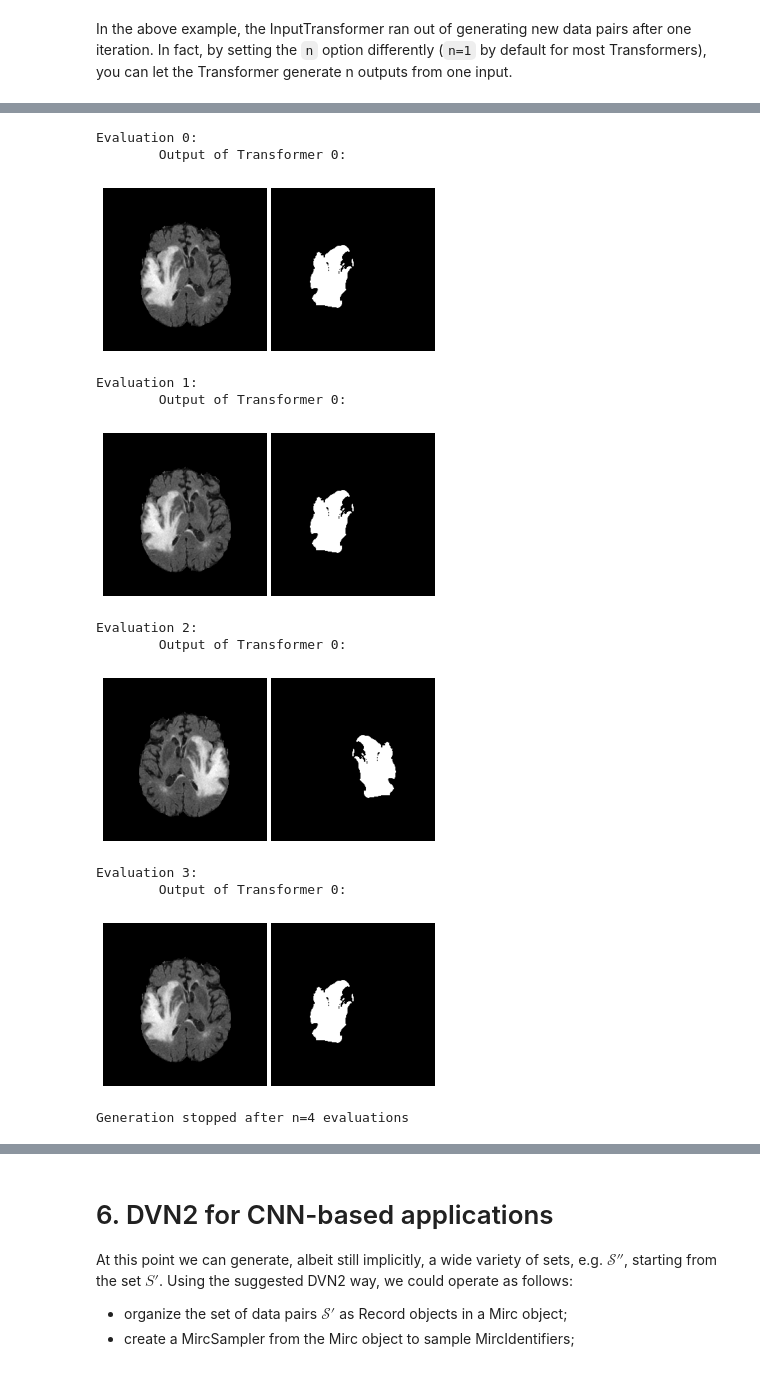
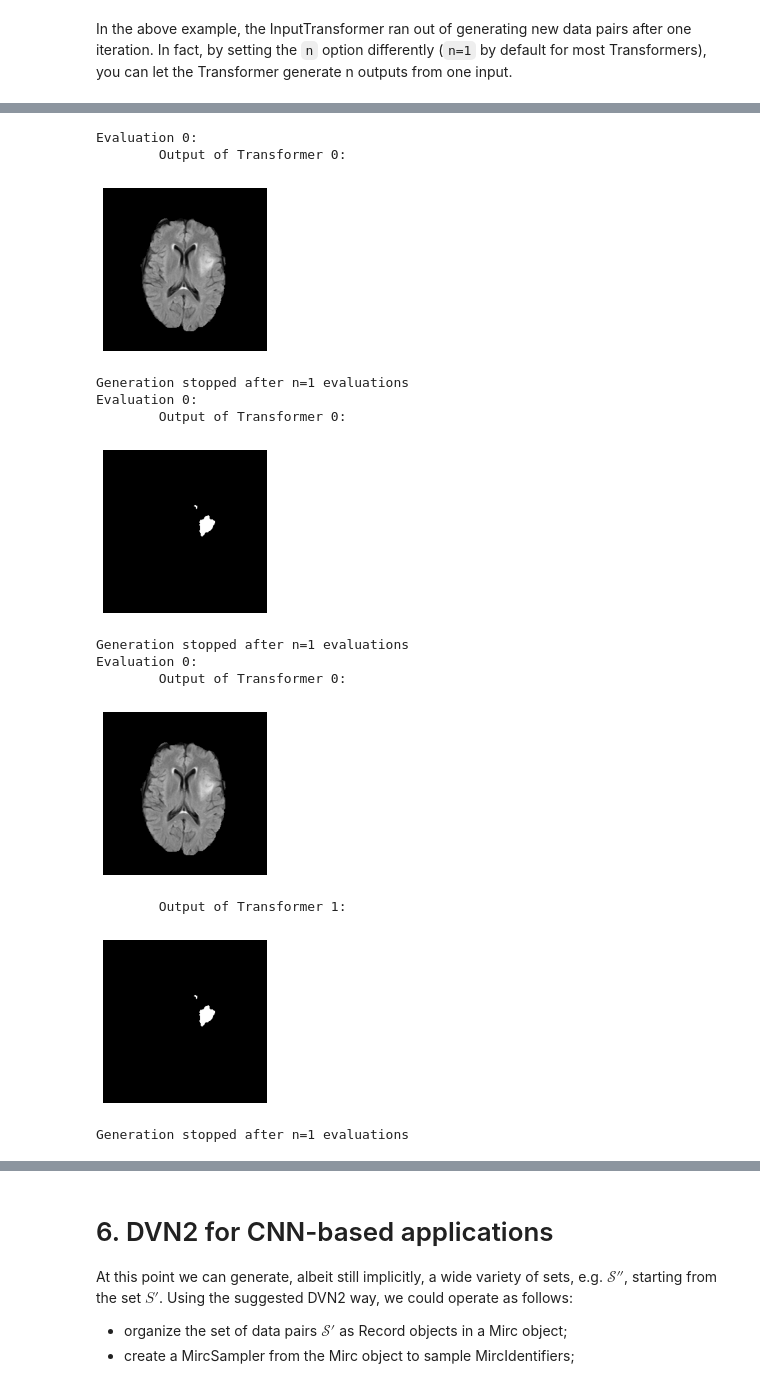
Before and after one commit to JeroenBertels/deepvoxnet2, a Jupyter notebook: demos/deepvoxnet2.ipynb, the cells around one changed output, grey strips where cells are left out. Drawn from its saved outputs; the diff is of its cells as text; code cells hidden in the pictures.

```diff
--- a/demos/deepvoxnet2.ipynb
+++ b/demos/deepvoxnet2.ipynb
@@ -228,14 +242,16 @@ def get_tumor_dataset(dataset_id, case_indices):
 
     return tumor_dataset
 
-tumor_dataset = get_tumor_dataset("train_dataset", range(8))
-print(f"{tumor_dataset.dataset_id} contains {len(tumor_dataset)} cases:")
-for case_id in tumor_dataset:
-    print(f"\t{case_id} contains {len(tumor_dataset[case_id])} records:")
-    for record_id in tumor_dataset[case_id]:
-        print(f"\t\t{record_id} contains {len(tumor_dataset[case_id][record_id])} modalities:")
-        for modality_id in tumor_dataset[case_id][record_id]:
-            print(f"\t\t\t{modality_id}")
+train_tumor_dataset = get_tumor_dataset("train_dataset", range(0, 8))
+val_tumor_dataset = get_tumor_dataset("val_dataset", range(8, 10))
+for tumor_dataset in [train_tumor_dataset, val_tumor_dataset]:
+    print(f"{tumor_dataset.dataset_id} contains {len(tumor_dataset)} cases:")
+    for case_id in tumor_dataset:
+        print(f"\t{case_id} contains {len(tumor_dataset[case_id])} records:")
+        for record_id in tumor_dataset[case_id]:
+            print(f"\t\t{record_id} contains {len(tumor_dataset[case_id][record_id])} modalities:")
+            for modality_id in tumor_dataset[case_id][record_id]:
+                print(f"\t\t\t{modality_id}")
 # %% [output]
 train_dataset contains 8 cases:
         subject_0 contains 1 records:
@@ -266,8 +282,6 @@ This is particularly useful if you want to inspect distributions of non-imaging
 # %%
 from deepvoxnet2.components.mirc import Mirc
 
-train_tumor_dataset = tumor_dataset
-val_tumor_dataset = get_tumor_dataset("val_dataset", range(8, 10))
 my_mirc = Mirc(train_tumor_dataset, val_tumor_dataset)
 print(my_mirc.get_dataset_ids())
 print(my_mirc.get_case_ids())
@@ -309,5 +321,8 @@ In a similar manner, we have now also created a *val_dataset*.
 In the aforementioned usage example of the Mirc object we have grouped both our training and our validation set under one Mirc object.
 Keep in mind that this was just for illustration purposes.
 It is always a good idea to keep the two separate.
+# %%
+my_train_mirc = Mirc(train_tumor_dataset)
+my_val_mirc = Mirc(val_tumor_dataset)
 # %% [markdown]
 # 4. Data sampling
@@ -350,11 +365,14 @@ from deepvoxnet2.components.sampler import Sampler, MircSampler
 
 a_simple_sampler = Sampler([1, 2, 3, 4, 5], shuffle=True, weights=[1, 1, 10, 1, 1])
 for i in range(5):
-    print([a_simple_sampler[j] for j in range(len(a_simple_sampler))])
+    print(f"a_simple_sampler at iteration {i}: ", [a_simple_sampler[j] for j in range(len(a_simple_sampler))])
     a_simple_sampler.randomize()
 
-my_mirc_sampler = MircSampler(my_mirc, mode="per_case", shuffle=False)  # shuffle=False for visualization purposes later
+my_train_sampler = MircSampler(my_train_mirc, mode="per_case", shuffle=True)  # shuffle=True typically for training
+my_val_sampler = MircSampler(my_val_mirc, mode="per_case", shuffle=False)  # shuffle=False typically for validation
 for i in range(5):
-    print([my_mirc_sampler[j].case_id for j in range(len(my_mirc_sampler))])
-    my_mirc_sampler.randomize()
+    print(f"my_train_sampler at iteration {i}: ", [my_train_sampler[j].case_id for j in range(len(my_train_sampler))])
+    print(f"my_val_sampler at iteration {i}: ", [my_val_sampler[j].case_id for j in range(len(my_val_sampler))])
+    my_train_sampler.randomize()
+    my_val_sampler.randomize()
 # %% [output]
@@ -441,38 +468,44 @@ Below, we first built the Transformer network form above and wrap it as a Creato
 # %%
 from deepvoxnet2.components.transformers import MircInput
 from deepvoxnet2.components.creator import Creator
 
 x_y = MircInput(["flair", "gt"], n=1, output_shapes=[(1, 240, 240, None, 1), (1, 240, 240, None, 1)])
-x_y = Flip(flip_probabilities=(0.5, 0, 0), n=4)(x_y)
-x_y_creator = Creator(outputs=[x_y])
+x = Split(indices=(0,), n=1)(x_y)
+y = Split(indices=(1,), n=1)(x_y)
+x_creator = Creator(outputs=[x])
+y_creator = Creator(outputs=[y])
+x_y_creator = Creator(outputs=[x, y])
 
 def visualize_creator_outputs(creator, identifier):
     i = 0
     for creator_outputs_i in creator.eval(identifier):
         print(f"Evaluation {i}:")
         for j, transformer_output_i in enumerate(creator_outputs_i):
             print(f"\tOutput of Transformer {j}:")
             visualize_list_of_samples(transformer_output_i)
 
         i += 1
 
     print(f"Generation stopped after n={i} evaluations")
 
-visualize_creator_outputs(x_y_creator, my_mirc_sampler[1])
+visualize_creator_outputs(x_creator, my_val_sampler[1])
+visualize_creator_outputs(y_creator, my_val_sampler[1])
+visualize_creator_outputs(x_y_creator, my_val_sampler[1])
 # %% [output]
 Evaluation 0:
         Output of Transformer 0:
-[figure, old version]
+[figure, new version]
-Evaluation 1:
+Generation stopped after n=1 evaluations
+Evaluation 0:
         Output of Transformer 0:
-[figure, old version]
+[figure, new version]
-Evaluation 2:
+Generation stopped after n=1 evaluations
+Evaluation 0:
         Output of Transformer 0:
-[figure, old version]
+[figure, new version]
-Evaluation 3:
-        Output of Transformer 0:
+        Output of Transformer 1:
-[figure, old version]
+[figure, new version]
-Generation stopped after n=4 evaluations
+Generation stopped after n=1 evaluations
 # %% [markdown]
 Notice how the Creator object has the potential to evaluate the output of multiple Transformer objects at once (we give it a list of Transformer outputs upon creation).
 Evaluating the Creator is somewhat different to evaluating a Transformer output as we did before.
```
Also changed, not shown: parts of 42 cells of this notebook.
